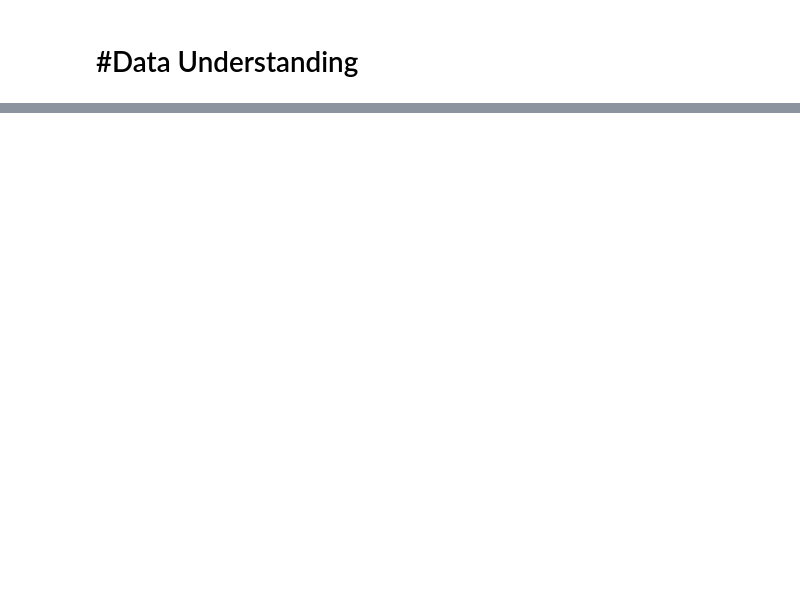
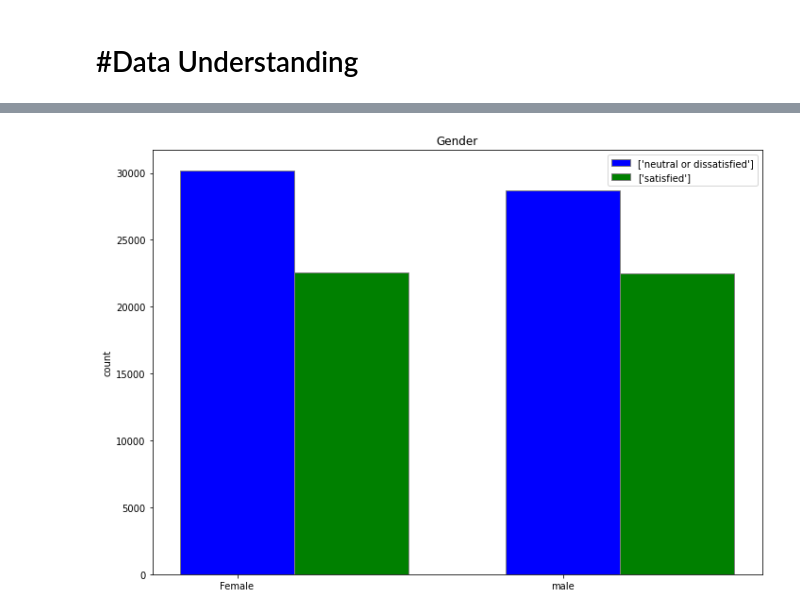
Before and after one commit to michael0806/Europe-Hotel-Satisfaction-Score-Prediction, a Jupyter notebook: Iteration 4.ipynb, the cells around one changed output, grey strips where cells are left out. Drawn from its saved outputs; the diff is of its cells as text; code cells hidden in the pictures; blank space fills up the shorter version.

```diff
--- a/Iteration 4.ipynb
+++ b/Iteration 4.ipynb
@@ -105,0 +99,31 @@ dtype: int64
+# %%
+gender = np.array(df.groupBy('Gender','satisfaction').count().
+                groupBy('satisfaction').pivot('Gender').sum("count").
+                orderBy('satisfaction').collect())
+gender
+labels = ['Female','male']
+neutral_dis = gender[0,1:].astype('int')
+satis = gender[1,1:].astype('int')
+width = 0.35
+
+x = np.arange(len(labels))
+
+br1 = np.arange(len(neutral_dis))
+br2 = [x + width for x in br1]
+
+fig, ax = plt.subplots(figsize=(10, 7))
+plt.bar(br1, neutral_dis, color ='b', width = width,
+        edgecolor ='grey', label =gender[0,:1])
+plt.bar(br2, satis, color ='g', width = width,
+        edgecolor ='grey', label =gender[1,:1])
+
+ax.set_ylabel('count')
+ax.set_title('Gender')
+ax.set_xticks(x, labels)
+ax.legend()
+
+fig.tight_layout()
+
+plt.show()
+# %% [output]
+[figure, added]
```
Also changed, not shown: parts of 29 cells of this notebook.
